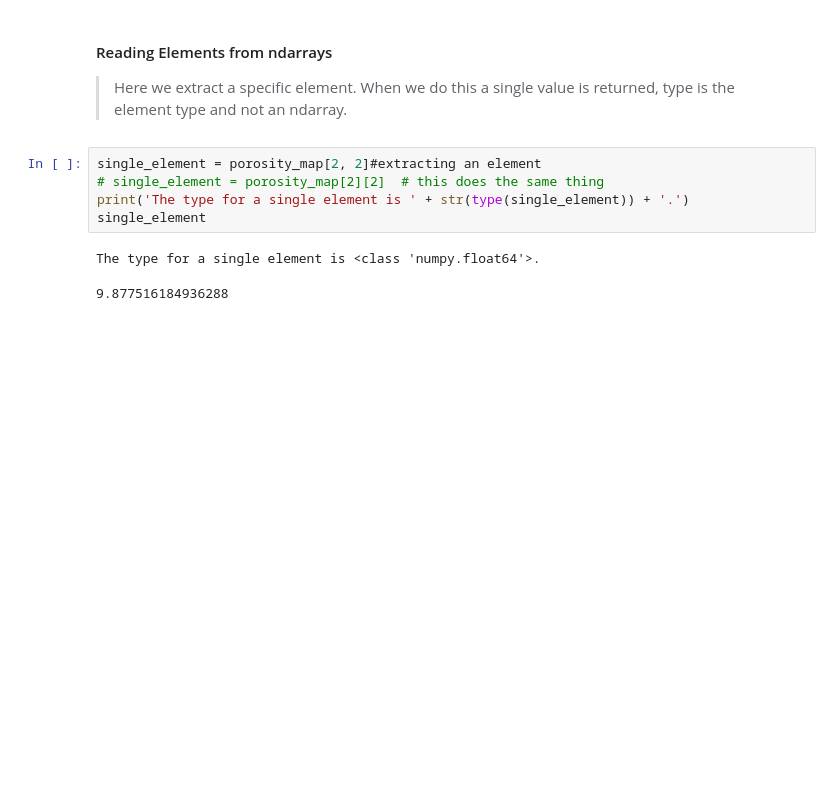
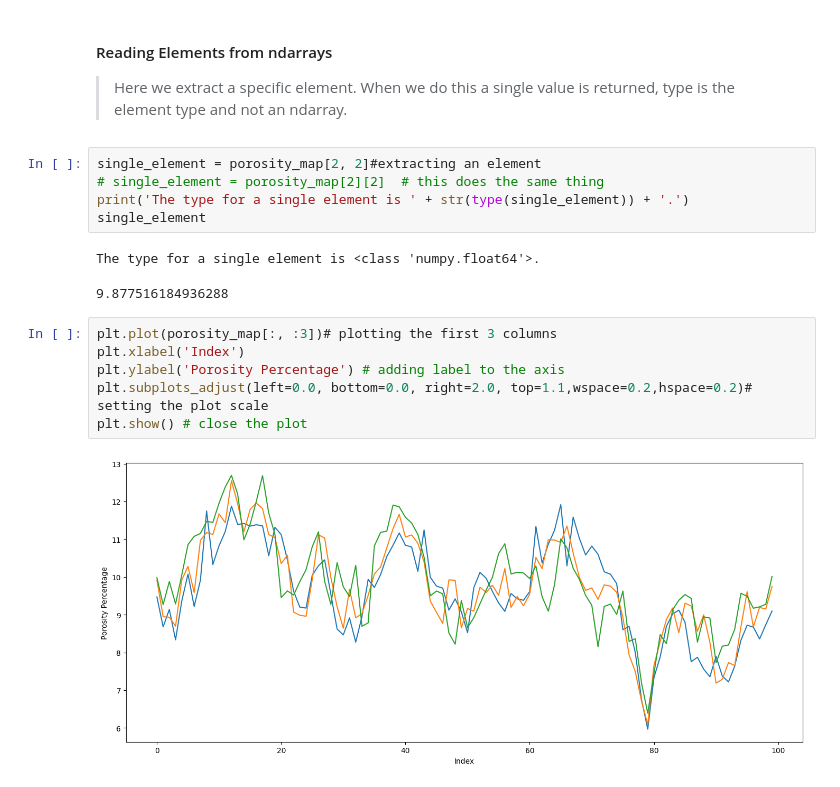
Before and after one commit to aaditya29/Quantitative-Finance-With-Python, a Jupyter notebook: 05-Data Science Basics/02-Gridded Data/GriddedData.ipynb, the cells around one changed output. Drawn from its saved outputs; the diff is of its cells as text; blank space fills up the shorter version.

```diff
--- a/05-Data Science Basics/02-Gridded Data/GriddedData.ipynb
+++ b/05-Data Science Basics/02-Gridded Data/GriddedData.ipynb
@@ -162,3 +162,11 @@ single_element
 # %% [output]
 The type for a single element is <class 'numpy.float64'>.
 9.877516184936288
+# %%
+plt.plot(porosity_map[:, :3])# plotting the first 3 columns
+plt.xlabel('Index')
+plt.ylabel('Porosity Percentage') # adding label to the axis
+plt.subplots_adjust(left=0.0, bottom=0.0, right=2.0, top=1.1,wspace=0.2,hspace=0.2)# setting the plot scale
+plt.show() # close the plot
+# %% [output]
+[figure, added]
```
